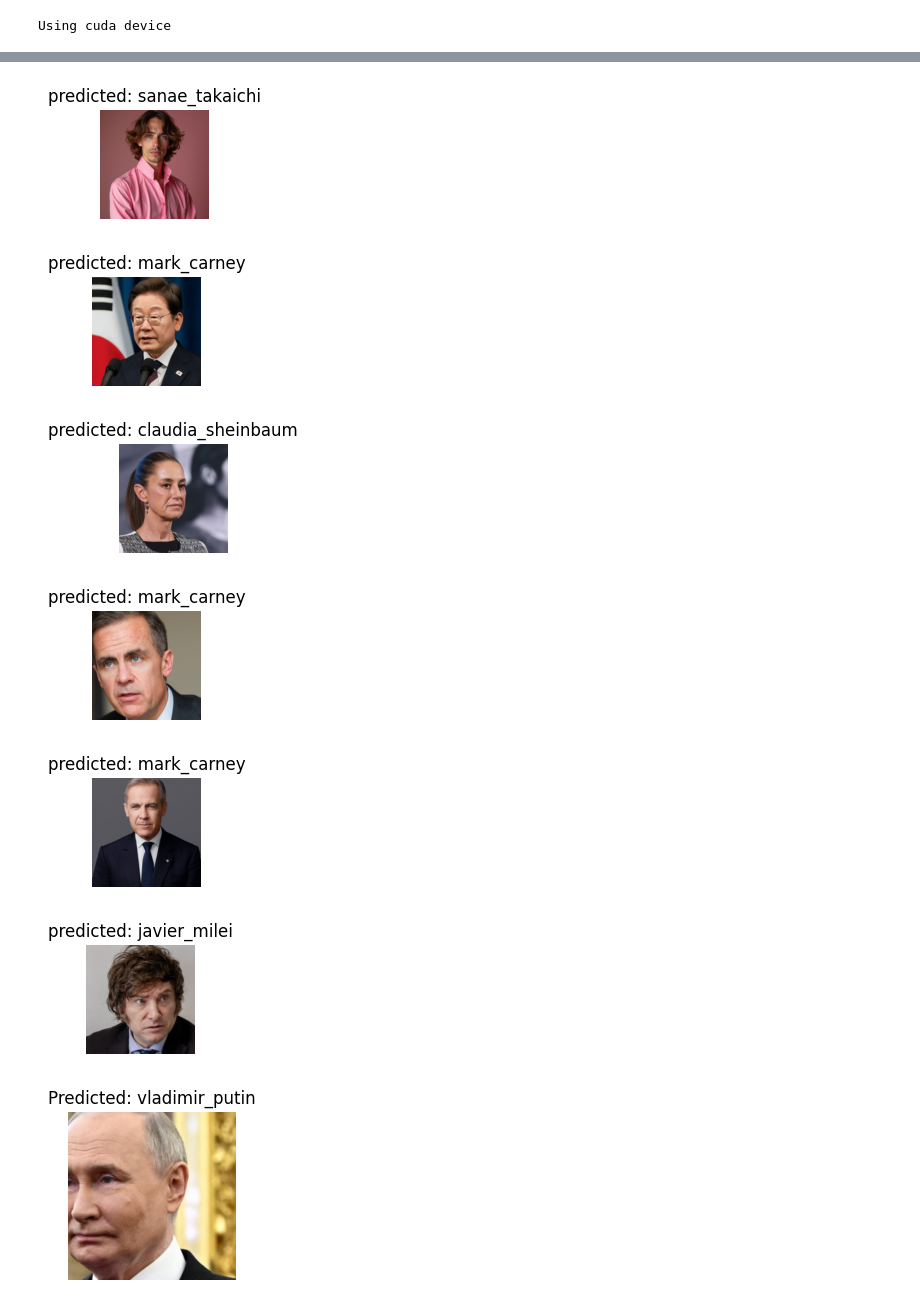
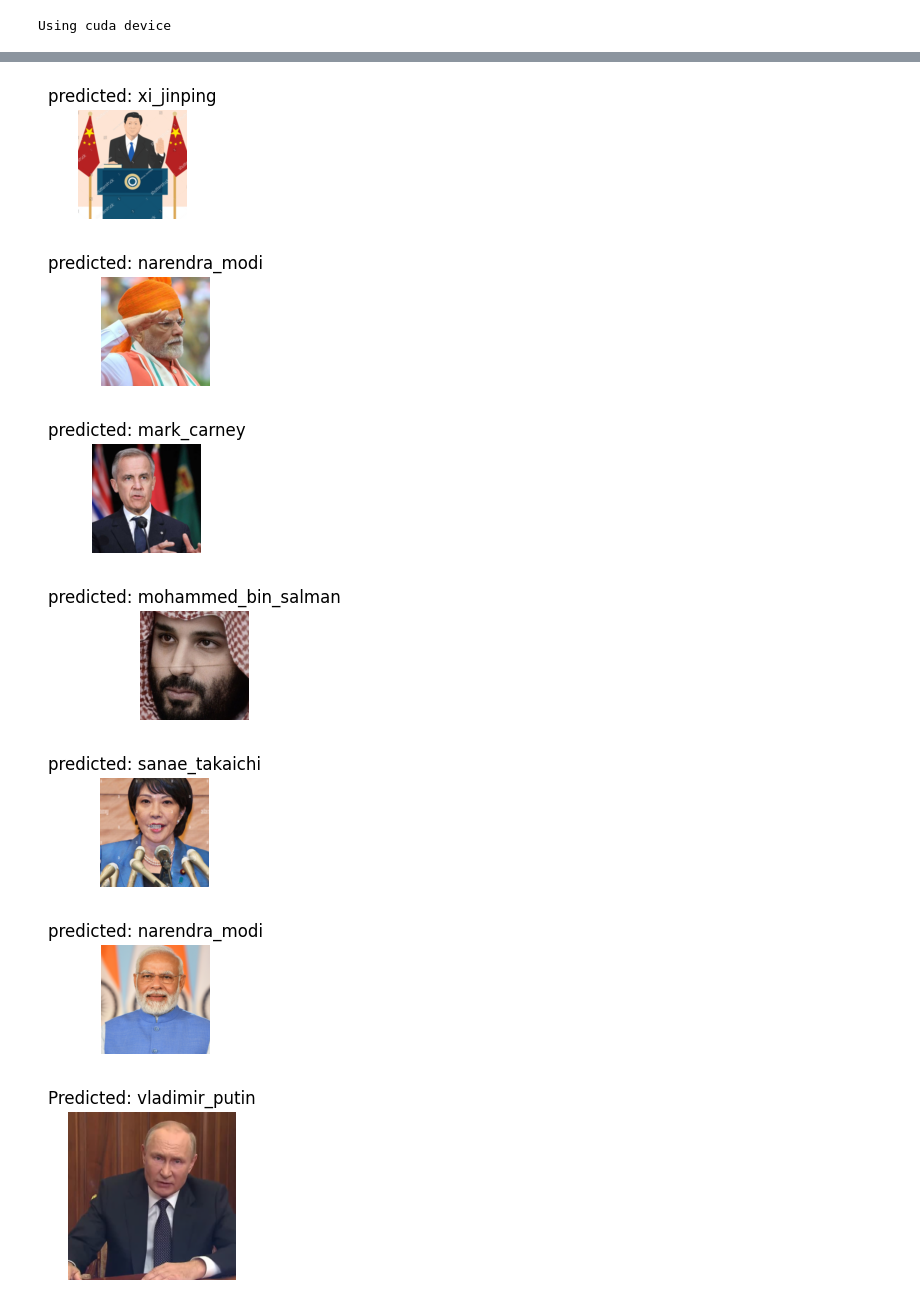
Before and after one commit to DragonTop100/ArchML, a Jupyter notebook: archml/TransferLearning/visualization/visualization.ipynb, the cells around one changed output, grey strips where cells are left out. Saved outputs shown, nothing was run; the diff lists cells and outputs as text; code cells hidden in the pictures.

```diff
--- a/archml/TransferLearning/visualization/visualization.ipynb
+++ b/archml/TransferLearning/visualization/visualization.ipynb
@@ -130,5 +233,5 @@ imshow(out, title=[class_names[x] for x in classes])
 # %%
-model_conv, criterion, optimizer_conv, exp_lr_scheduler = initialize_model(device, num_classes=10)
+model_conv, criterion, optimizer_conv, exp_lr_scheduler = initialize_model(device, num_classes=len(class_names))
 # %%
 model_ft = train_model(model_conv, criterion, optimizer_conv,
                        exp_lr_scheduler, dataloaders,
@@ -156,18 +259,18 @@ visualize_model(model_conv, dataloaders, class_names, device)
 plt.ioff()
 plt.show()
 # %% [output]
-[figure, old version]
+[figure, new version]
-[figure, old version]
+[figure, new version]
-[figure, old version]
+[figure, new version]
-[figure, old version]
+[figure, new version]
-[figure, old version]
+[figure, new version]
-[figure, old version]
+[figure, new version]
 # %%
 visualize_model_predictions(
     model_conv, data_transformers, class_names, device,
-    img_path='../data/politicians/val/vladimir_putin/000028.jpg'
+    img_path='../data/politicians/val/vladimir_putin/000070.jpg'
 )
 plt.ioff()
 plt.show()
 # %% [output]
-[figure, old version]
+[figure, new version]
```
Also changed, not shown: parts of 22 cells of this notebook.
